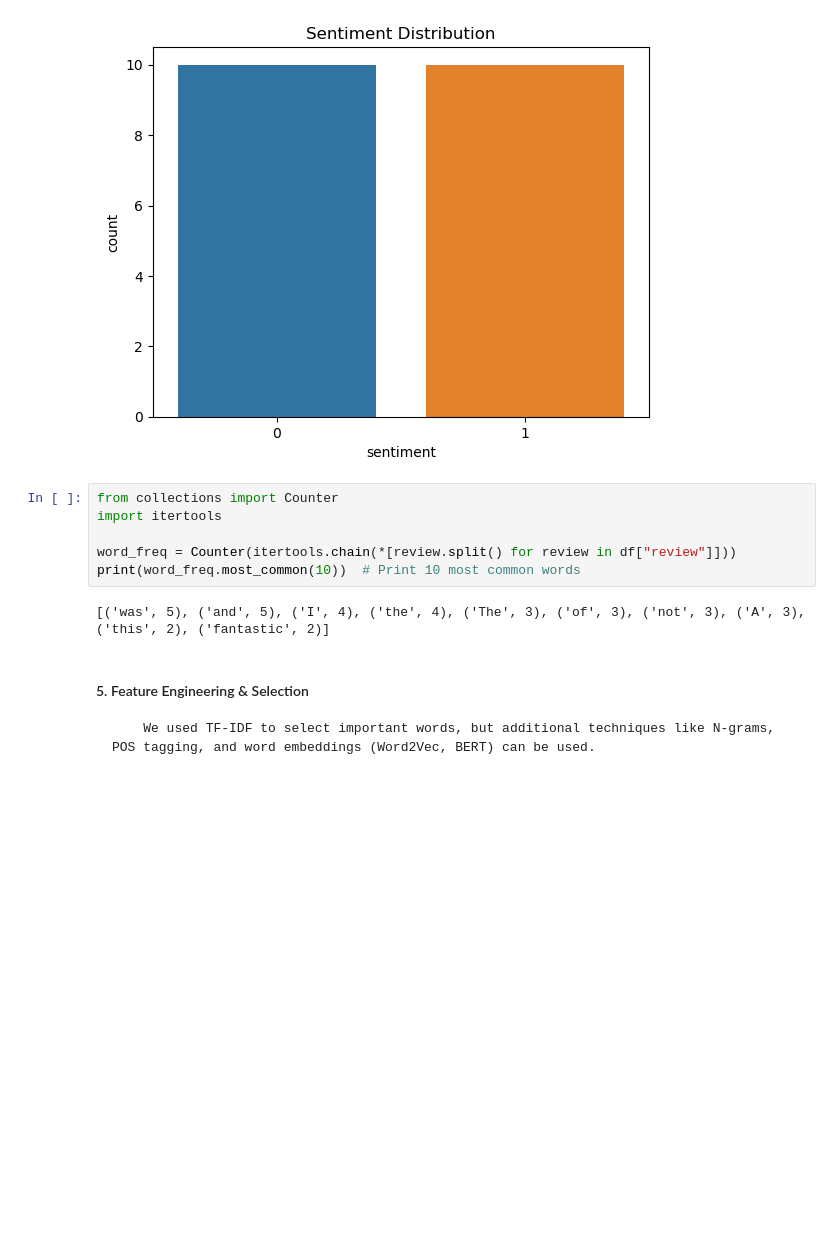
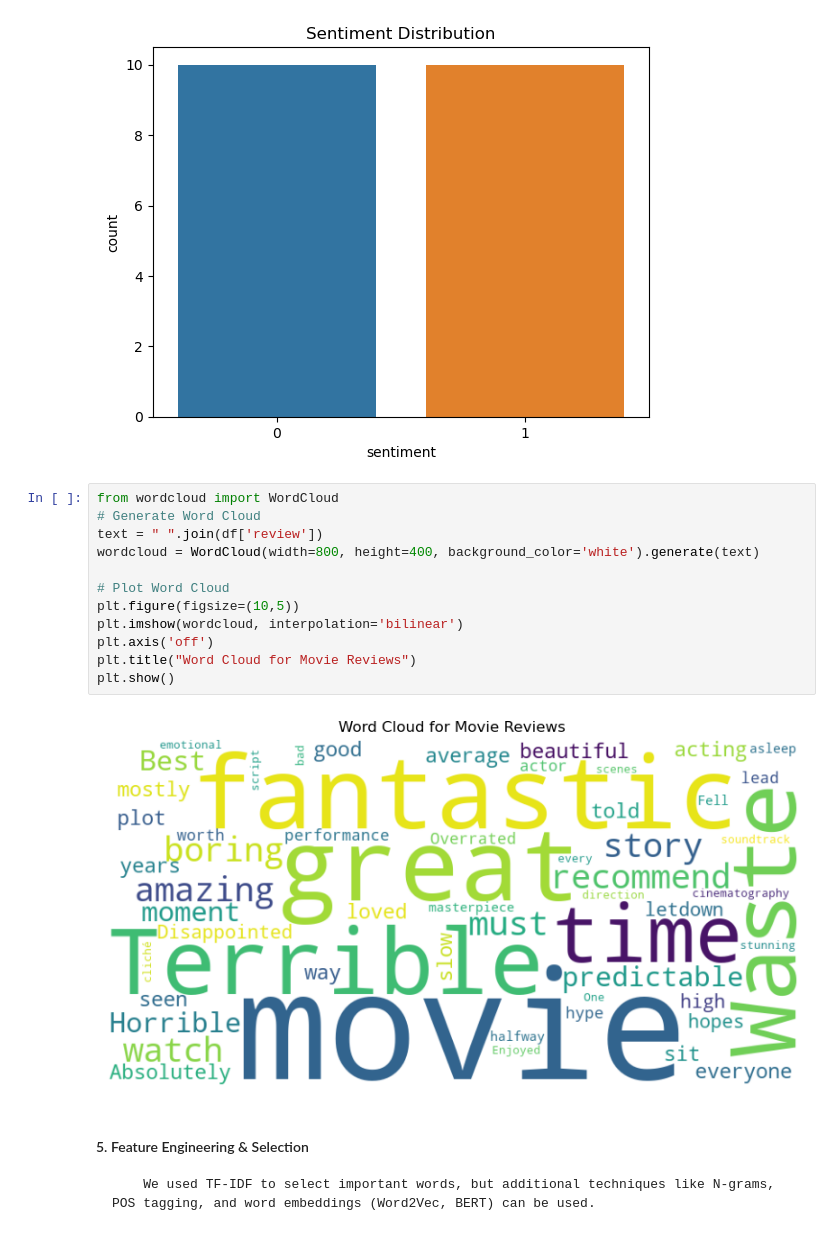
Before and after one commit to sathishmtech01/online-session, a Jupyter notebook: mlops/end_2_end/End2End_ML_life_cycle.ipynb, the cells around one changed output. Saved outputs shown, nothing was run; the diff lists cells and outputs as text; blank space fills up the shorter version.

```diff
--- a/mlops/end_2_end/End2End_ML_life_cycle.ipynb
+++ b/mlops/end_2_end/End2End_ML_life_cycle.ipynb
@@ -151,13 +151,19 @@ plt.show()
 # %% [output]
 [figure]
 # %%
-from collections import Counter
-import itertools
+from wordcloud import WordCloud
+# Generate Word Cloud
+text = " ".join(df['review'])
+wordcloud = WordCloud(width=800, height=400, background_color='white').generate(text)
 
-word_freq = Counter(itertools.chain(*[review.split() for review in df["review"]]))
-print(word_freq.most_common(10))  # Print 10 most common words
+# Plot Word Cloud
+plt.figure(figsize=(10,5))
+plt.imshow(wordcloud, interpolation='bilinear')
+plt.axis('off')
+plt.title("Word Cloud for Movie Reviews")
+plt.show()
 # %% [output]
-[('was', 5), ('and', 5), ('I', 4), ('the', 4), ('The', 3), ('of', 3), ('not', 3), ('A', 3), ('this', 2), ('fantastic', 2)]
+[figure, added]
 # %% [markdown]
 #### 5. Feature Engineering & Selection
         We used TF-IDF to select important words, but additional techniques like N-grams, POS tagging, and word embeddings (Word2Vec, BERT) can be used.
```
Also changed, not shown: 1 other file.
